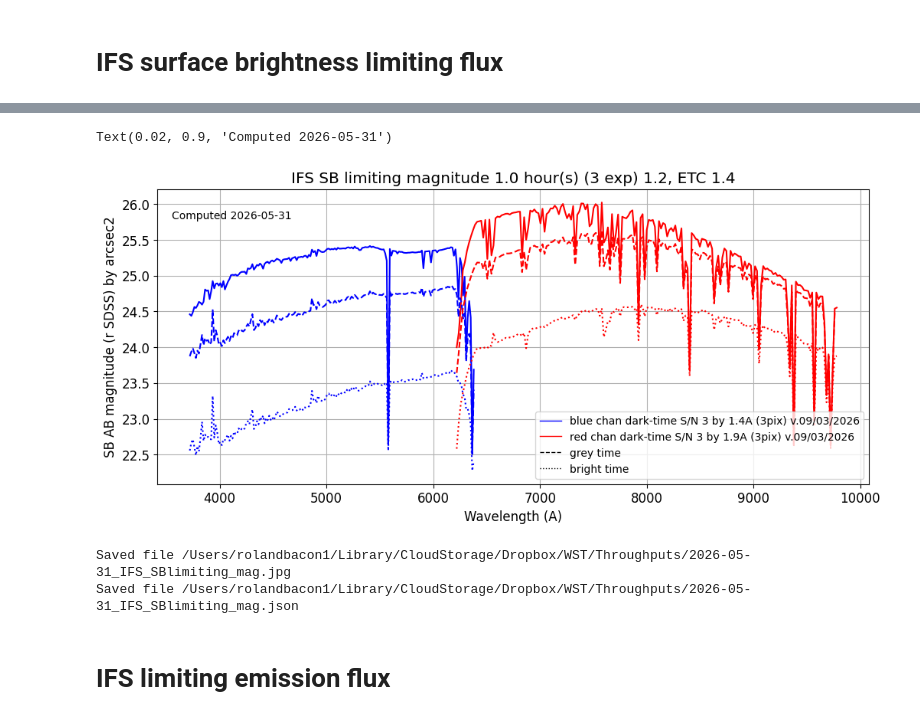
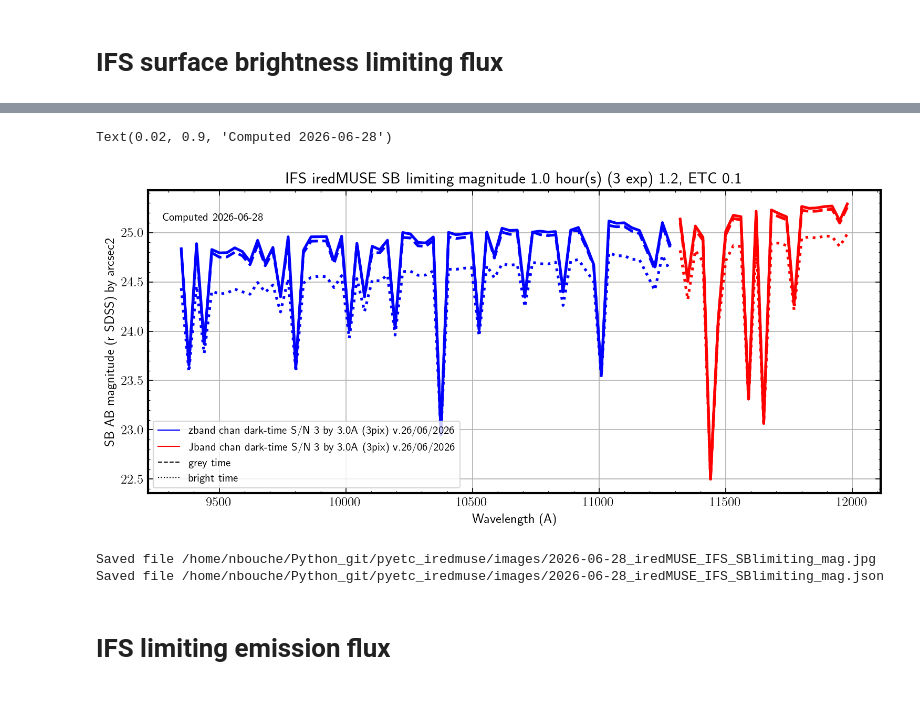
Before and after one commit to nfbouche/pyetc_iredmuse, a Jupyter notebook: notebooks/iredmuse_LimMag.ipynb, the cells around one changed output, grey strips where cells are left out. Drawn from its saved outputs; the diff is of its cells as text; code cells hidden in the pictures.

```diff
--- a/notebooks/iredmuse_LimMag.ipynb
+++ b/notebooks/iredmuse_LimMag.ipynb
@@ -62,10 +91,11 @@ common_obs = {
     "MAG_SYS": 'AB',
     "MAG_FIL": 'rSDSS',
     "Z": 0,
+    "SEE": 0.8,
 }
 ifs_obs_ps = {
     "INS": "ifs",
-    "GLAO": True,
+    "GLAO": False,
     "Obj_Spat_Dis": 'ps',
     "Obj_SED": 'uniform',
     "COADD_WL": 3,
@@ -74,7 +104,7 @@ ifs_obs_ps = {
 }
 ifs_obs_psl = {
     "INS": "ifs",
-    "GLAO": True,
+    "GLAO": False,
     "Obj_Spat_Dis": 'ps',
     "Obj_SED": 'line',
     "SEL_FWHM": 5, #in A
@@ -121,7 +151,7 @@ def zeromag_ifs(mag, snr0, full_obs, lbda):
     return res['snr_aperture']-snr0
 # %%
 full_obs = common_obs | ifs_obs_ps
-mags = [10,30]
+mags = [20,30]
 snr = full_obs["SNR_REQ"]
 difs = []
 for fli in [0,0.5,1]:
@@ -129,9 +159,9 @@ for fli in [0,0.5,1]:
     full_obs["FLI"] = fli
     print(f"Moon : {fli}")
     dlim = []
-    for ch in ['blue', 'red']:
+    for ch in ifs_channels:
         full_obs['CH'] = ch
-        con, ob, spe, im, spe_input = wst.build_obs_full(full_obs)
+        con, ob, spe, im, spe_input = instru.build_obs_full(full_obs)
         dr,lsf,l1,l2,dl,ins = get_specinfo(full_obs)
         integ = full_obs['NDIT']*full_obs['DIT']/3600
         print(f"Instrument {full_obs['INS']} Channel {full_obs['CH']} Version {ins['version']}")
@@ -207,10 +246,10 @@ Text(0.02, 0.9, 'Computed 2026-05-31')
 # %%
 today = datetime.now().strftime("%Y-%m-%d")
-outfig = os.path.join(file_dir,f"{today}_IFS_limiting_mag.jpg")
+outfig = os.path.join(file_dir,f"{today}_{instru.name}_IFS_limiting_mag.jpg")
 fig.savefig(outfig, bbox_inches='tight')
 print(f"Saved file {outfig}")
 
-outres = os.path.join(file_dir,f"{today}_IFS_limiting_mag.json")
+outres = os.path.join(file_dir,f"{today}_{instru.name}_IFS_limiting_mag.json")
 with open(outres, "w") as f:
     json.dump(difs, f, indent=2)
 print(f"Saved file {outres}")
@@ -238,9 +277,9 @@ for fli in [0,0.5,1]:
     dm = dict(fli=fli, ins='ifs')
     full_obs["FLI"] = fli
     dlim = []
-    for ch in ['blue', 'red']:
+    for ch in ifs_channels:
         full_obs['CH'] = ch
-        con, ob, spe, im, spe_input = wst.build_obs_full(full_obs)
+        con, ob, spe, im, spe_input = instru.build_obs_full(full_obs)
         dr,lsf,l1,l2,dl,ins = get_specinfo(full_obs)
         integ = full_obs['NDIT']*full_obs['DIT']/3600
         print(f"Instrument {full_obs['INS']} Channel {full_obs['CH']} Version {ins['version']}")
@@ -286,45 +334,45 @@ Resolving element 1.92 A (3 pix) LSF 1.6 A
 # %%
 fig,ax = plt.subplots(1,1,figsize=(12,5))
 labs = []
 for d,c in zip(difs[0]['dlim'], ['blue','red']):
     lab = f"{d['chan']} chan dark-time S/N {snr} by {d['dr']:.1f}A ({d['pixspec']}pix) v.{d['version']}"
     labs.append(lab)
     ax.plot(d['waves'], d['lmag'], color=c, ls='-')
 for d,c in zip(difs[1]['dlim'], ['blue','red']):
     ax.plot(d['waves'], d['lmag'], color=c, ls='--')
 for d,c in zip(difs[2]['dlim'], ['blue','red']):
     ax.plot(d['waves'], d['lmag'], color=c, ls=':')
 ax.set_xlabel('Wavelength (A)')
 ax.set_ylabel('SB AB magnitude (r SDSS) by arcsec2')
 integ = full_obs['NDIT']*full_obs['DIT']/3600
-ax.set_title(f"IFS SB limiting magnitude {integ} hour(s) ({full_obs['NDIT']} exp) {full_obs['AM']}, ETC {__version__}");
+ax.set_title(f"IFS {instru.name} SB limiting magnitude {integ} hour(s) ({full_obs['NDIT']} exp) {full_obs['AM']}, ETC {__version__}");
 ax.grid()
 custom_lines = [Line2D([0], [0], color='blue', lw=1),
                 Line2D([0], [0], color='red', lw=1),
                 Line2D([0], [0], color='black', ls='--', lw=1),
                 Line2D([0], [0], color='black', ls=':', lw=1),
                ]
 labs.append(f"grey time")
 labs.append(f"bright time")
 ax.legend(custom_lines, labs, fontsize=10)
 today = datetime.now().strftime("%Y-%m-%d")
 ax.text(0.02, 0.90, f"Computed {today}", transform=ax.transAxes, size=10)
 # %% [output]
-Text(0.02, 0.9, 'Computed 2026-05-31')
+Text(0.02, 0.9, 'Computed 2026-06-28')
-[figure, old version]
+[figure, new version]
 # %%
 today = datetime.now().strftime("%Y-%m-%d")
-outfig = os.path.join(file_dir,f"{today}_IFS_SBlimiting_mag.jpg")
+outfig = os.path.join(file_dir,f"{today}_{instru.name}_IFS_SBlimiting_mag.jpg")
 fig.savefig(outfig, bbox_inches='tight')
 print(f"Saved file {outfig}")
 
-outres = os.path.join(file_dir,f"{today}_IFS_SBlimiting_mag.json")
+outres = os.path.join(file_dir,f"{today}_{instru.name}_IFS_SBlimiting_mag.json")
 with open(outres, "w") as f:
     json.dump(difs, f, indent=2)
 print(f"Saved file {outres}")
 # %% [output]
-Saved file /Users/rolandbacon1/Library/CloudStorage/Dropbox/WST/Throughputs/2026-05-31_IFS_SBlimiting_mag.jpg
-Saved file /Users/rolandbacon1/Library/CloudStorage/Dropbox/WST/Throughputs/2026-05-31_IFS_SBlimiting_mag.json
+Saved file /home/nbouche/Python_git/pyetc_iredmuse/images/2026-06-28_iredMUSE_IFS_SBlimiting_mag.jpg
+Saved file /home/nbouche/Python_git/pyetc_iredmuse/images/2026-06-28_iredMUSE_IFS_SBlimiting_mag.json
 # %% [markdown]
 # IFS limiting emission flux
 # %%
```
Also changed, not shown: parts of 25 cells of this notebook.
